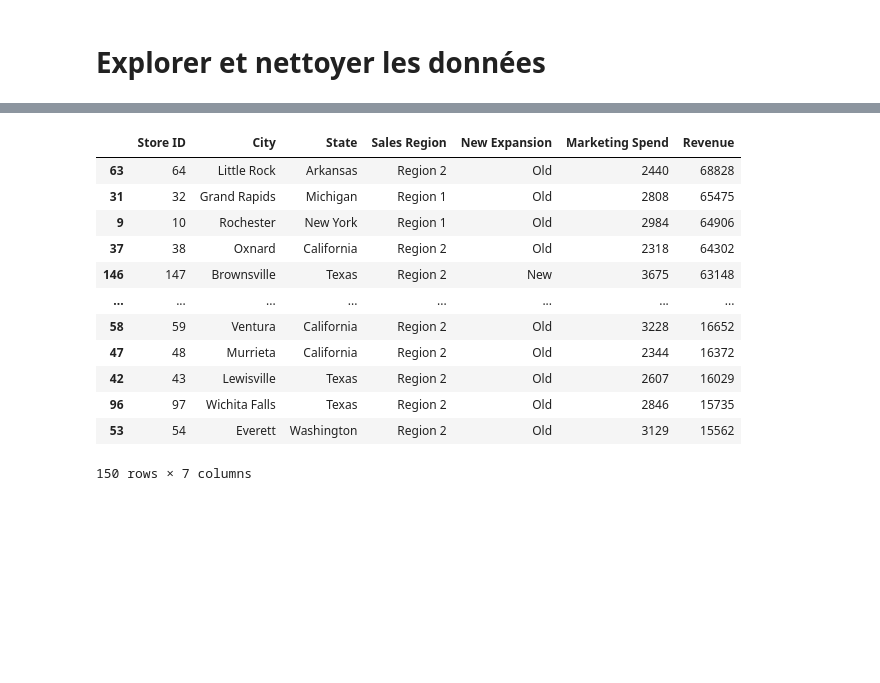
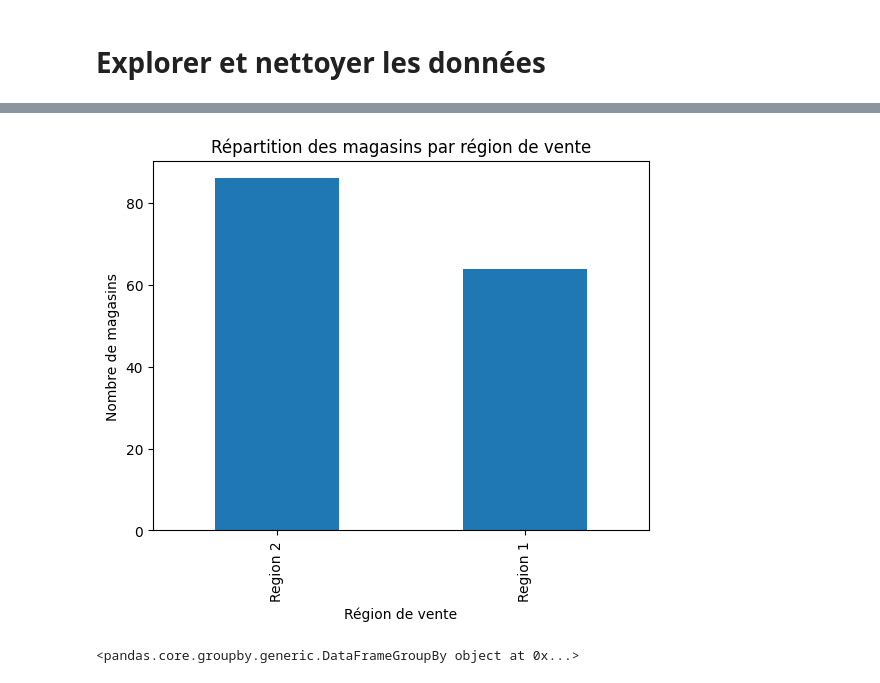
Before and after one commit to yacine-yefsah/startupsdata, a Jupyter notebook: startups.ipynb, the cells around one changed output, grey strips where cells are left out. Drawn from its saved outputs; the diff is of its cells as text; code cells hidden in the pictures; blank space fills up the shorter version.

```diff
--- a/startups.ipynb
+++ b/startups.ipynb
@@ -204,16 +202,13 @@ startups.sample(10)
-# %%
-startups.sort_values(by='Revenue', ascending=False)
-# %% [output]
-|  | Store ID | City | State | Sales Region | New Expansion | Marketing Spend | Revenue |
-| 63 | 64 | Little Rock | Arkansas | Region 2 | Old | 2440 | 68828 |
-| 31 | 32 | Grand Rapids | Michigan | Region 1 | Old | 2808 | 65475 |
-| 9 | 10 | Rochester | New York | Region 1 | Old | 2984 | 64906 |
-| 37 | 38 | Oxnard | California | Region 2 | Old | 2318 | 64302 |
-| 146 | 147 | Brownsville | Texas | Region 2 | New | 3675 | 63148 |
-| ... | ... | ... | ... | ... | ... | ... | ... |
-| 58 | 59 | Ventura | California | Region 2 | Old | 3228 | 16652 |
-| 47 | 48 | Murrieta | California | Region 2 | Old | 2344 | 16372 |
-| 42 | 43 | Lewisville | Texas | Region 2 | Old | 2607 | 16029 |
-| 96 | 97 | Wichita Falls | Texas | Region 2 | Old | 2846 | 15735 |
-| 53 | 54 | Everett | Washington | Region 2 | Old | 3129 | 15562 |
-150 rows × 7 columns
+# %%
+startups['Sales Region'].value_counts().plot.bar(
+    title="Répartition des magasins par région de vente",
+    xlabel="Région de vente",
+    ylabel="Nombre de magasins"
+)
+plt.show()
+# %% [output]
+[figure, added]
+# %%
+startups.groupby('New Expansion')
+# %% [output]
+<pandas.core.groupby.generic.DataFrameGroupBy object at 0x...>
```
Also changed, not shown: parts of 16 cells of this notebook.
